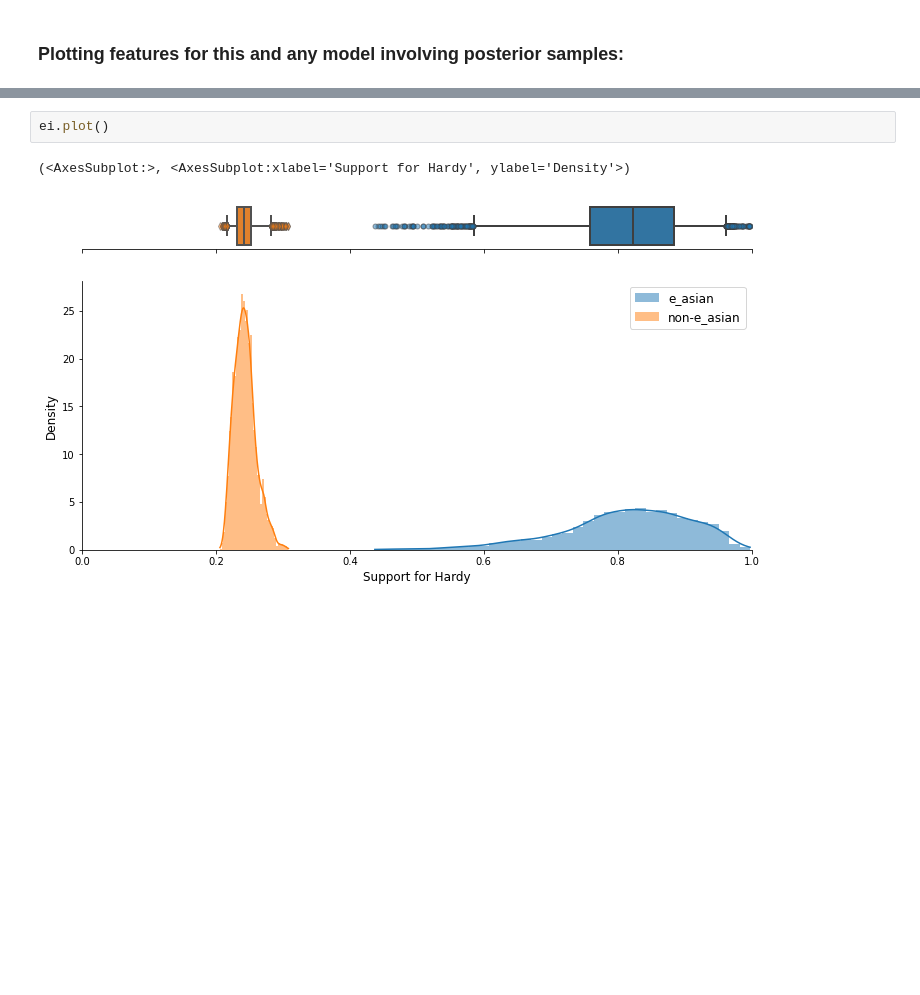
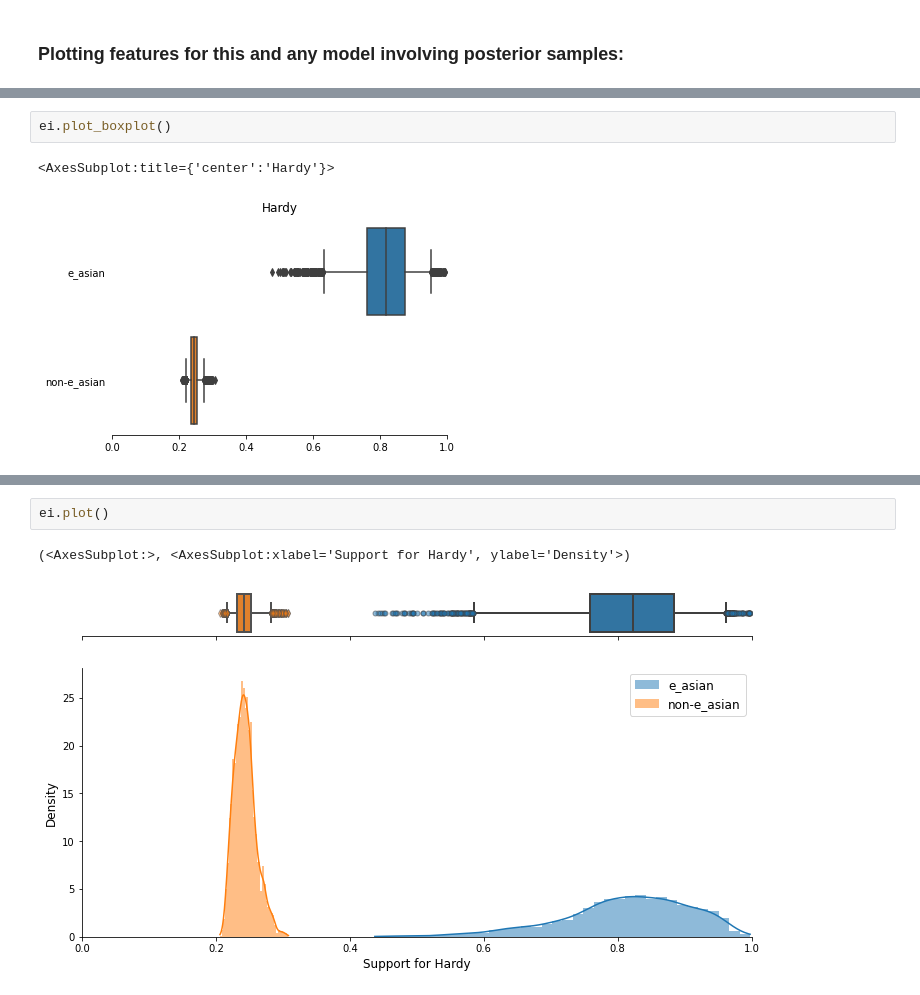
Before and after one commit to mggg/ecological-inference, a Jupyter notebook: pyei/examples/santa_clara_demo.ipynb, the cells around one changed output, grey strips where cells are left out. Drawn from its saved outputs; the diff is of its cells as text; blank space fills up the shorter version.

```diff
--- a/pyei/examples/santa_clara_demo.ipynb
+++ b/pyei/examples/santa_clara_demo.ipynb
@@ -82,0 +128,5 @@ Model: king99_pareto_modification
+# %%
+ei.plot_boxplot()
+# %% [output]
+<AxesSubplot:title={'center':'Hardy'}>
+[figure, added]
```
Also changed, not shown: parts of 12 cells of this notebook, 4 other files.
